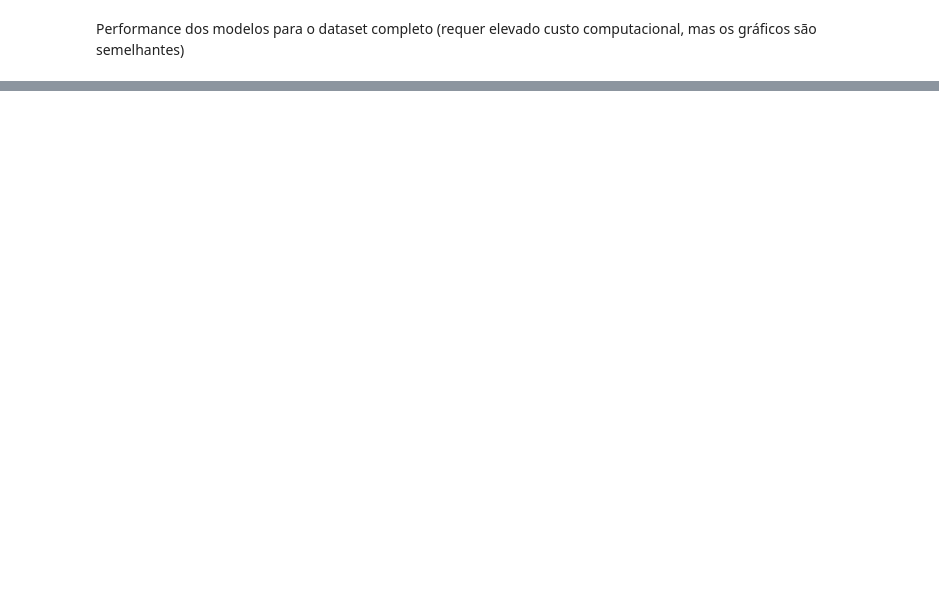
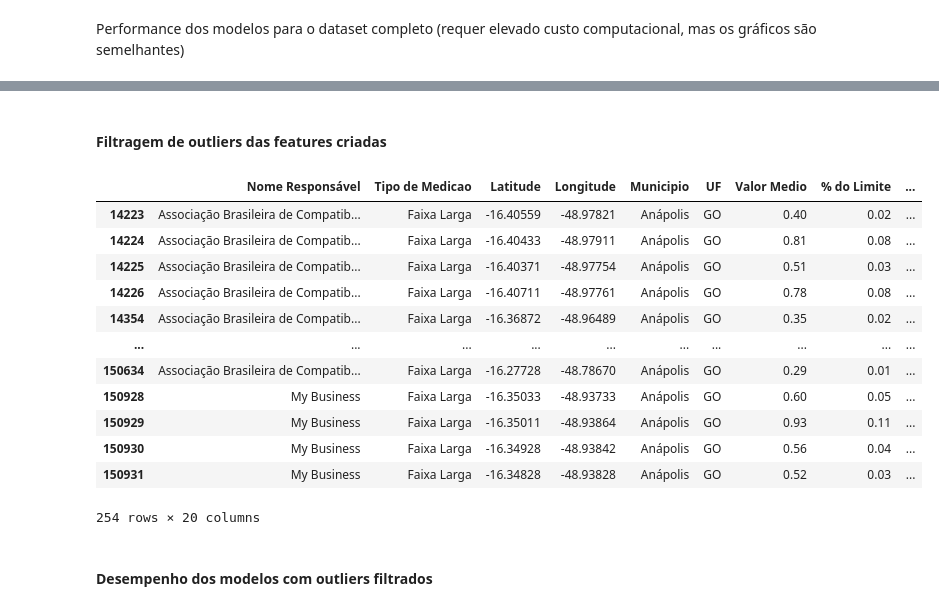
Before and after one commit to lucastsc/eletromagnetism, a Jupyter notebook: electromagnetism.ipynb, the cells around one changed output, grey strips where cells are left out. Saved outputs shown, nothing was run; the diff lists cells and outputs as text; code cells hidden in the pictures; blank space fills up the shorter version.

```diff
--- a/electromagnetism.ipynb
+++ b/electromagnetism.ipynb
@@ -844,2 +820,65 @@ Modelo em construção: RF
    'min_samples_leaf': 6,
    'min_samples_split': 4}})
+# %% [markdown]
+#### Filtragem de outliers das features criadas
+# %%
+def boxplot_data(df,col):
+    data = {}
+    q3 = np.percentile(df[col],75)
+    q2 = np.percentile(df[col],50)
+    q1 = np.percentile(df[col],25)
+    mean = np.mean(df[col])
+    iiq = q3-q1
+    LS = q3 + 1.5 * iiq
+    LI = q1 - 1.5 * iiq
+
+    regular_values = []
+    outmin = []
+    outmax = []
+    for el in df[col]:
+        if( (el >= LI) & (el <= LS) ):
+            regular_values.append(el)
+        else:
+            if(el > LS):
+                outmax.append(el)
+            if(el < LI):
+                outmin.append(el)
+
+    dmax = max(regular_values)
+    dmin = min(regular_values)
+
+    data['outmax'] = outmax
+    data['max'] = dmax
+    data['q3'] = q3
+    data['q2'] = q2
+    data['q1'] = q1
+    data['mean'] = mean
+    data['min'] = dmin
+    data['outmin'] = outmin
+
+
+    return data
+# %%
+#filtra os outliers
+f2 = f[
+    (f['Rx_Height'] < boxplot_data(f,'Rx_Height')['max']) &
+    (f['Rx_Height'] > boxplot_data(f,'Rx_Height')['min'])
+]
+
+f2
+# %% [output]
+|  | Nome Responsável | Tipo de Medicao | Latitude | Longitude | Municipio | UF | Valor Medio | % do Limite | ... |
+| 14223 | Associação Brasileira de Compatib... | Faixa Larga | -16.40559 | -48.97821 | Anápolis | GO | 0.40 | 0.02 | ... |
+| 14224 | Associação Brasileira de Compatib... | Faixa Larga | -16.40433 | -48.97911 | Anápolis | GO | 0.81 | 0.08 | ... |
+| 14225 | Associação Brasileira de Compatib... | Faixa Larga | -16.40371 | -48.97754 | Anápolis | GO | 0.51 | 0.03 | ... |
+| 14226 | Associação Brasileira de Compatib... | Faixa Larga | -16.40711 | -48.97761 | Anápolis | GO | 0.78 | 0.08 | ... |
+| 14354 | Associação Brasileira de Compatib... | Faixa Larga | -16.36872 | -48.96489 | Anápolis | GO | 0.35 | 0.02 | ... |
+| ... | ... | ... | ... | ... | ... | ... | ... | ... | ... |
+| 150634 | Associação Brasileira de Compatib... | Faixa Larga | -16.27728 | -48.78670 | Anápolis | GO | 0.29 | 0.01 | ... |
+| 150928 | My Business | Faixa Larga | -16.35033 | -48.93733 | Anápolis | GO | 0.60 | 0.05 | ... |
+| 150929 | My Business | Faixa Larga | -16.35011 | -48.93864 | Anápolis | GO | 0.93 | 0.11 | ... |
+| 150930 | My Business | Faixa Larga | -16.34928 | -48.93842 | Anápolis | GO | 0.56 | 0.04 | ... |
+| 150931 | My Business | Faixa Larga | -16.34828 | -48.93828 | Anápolis | GO | 0.52 | 0.03 | ... |
+254 rows × 20 columns
+# %% [markdown]
+#### Desempenho dos modelos com outliers filtrados
```
Also changed, not shown: parts of 19 cells of this notebook.
